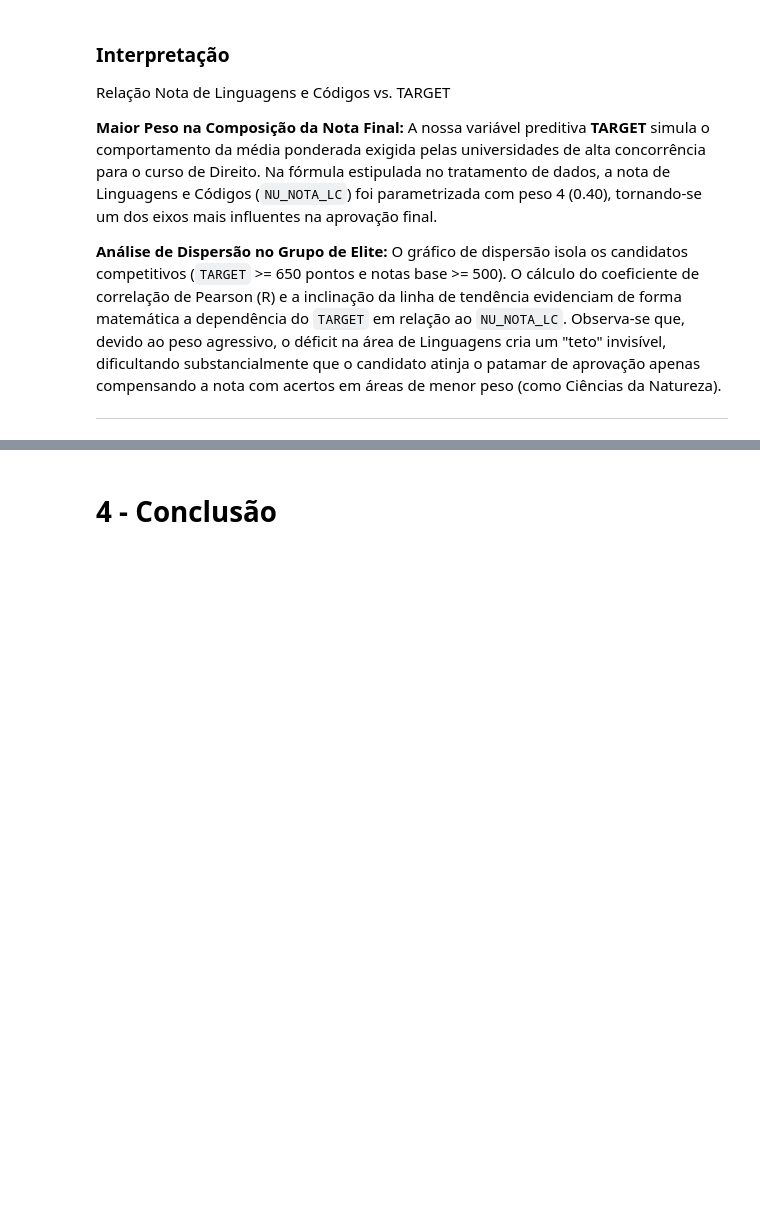
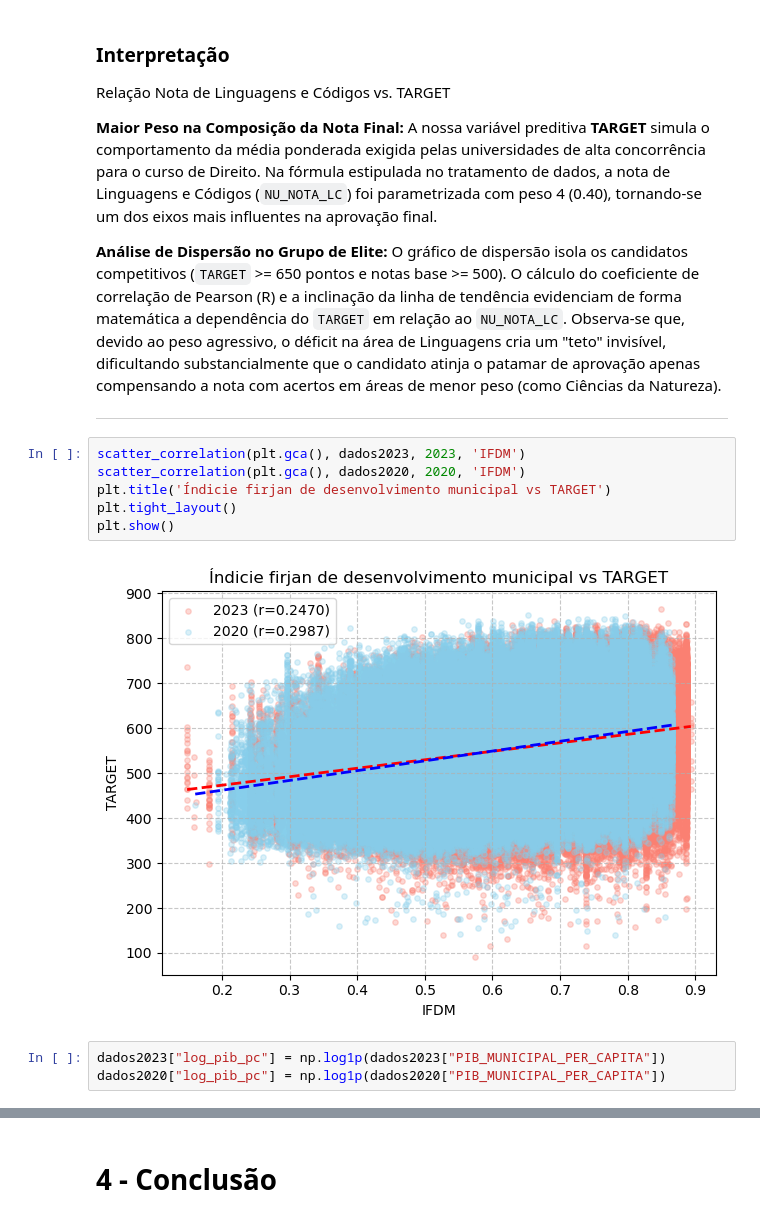
Before and after one commit to AllineOliveira/Projeto-2-Cdados, a Jupyter notebook: Projeto 2 - Grupo 6 2.ipynb, the cells around one changed output, grey strips where cells are left out. Cells and saved outputs as stored; diff of their text form; blank space fills up the shorter version.

```diff
--- a/Projeto 2 - Grupo 6 2.ipynb
+++ b/Projeto 2 - Grupo 6 2.ipynb
@@ -2563,3 +2558,14 @@ A nossa variável preditiva **TARGET** simula o comportamento da média ponderad
 O gráfico de dispersão isola os candidatos competitivos (`TARGET` >= 650 pontos e notas base >= 500). O cálculo do coeficiente de correlação de Pearson (R) e a inclinação da linha de tendência evidenciam de forma matemática a dependência do `TARGET` em relação ao `NU_NOTA_LC`. Observa-se que, devido ao peso agressivo, o déficit na área de Linguagens cria um "teto" invisível, dificultando substancialmente que o candidato atinja o patamar de aprovação apenas compensando a nota com acertos em áreas de menor peso (como Ciências da Natureza).
 
 ___
+# %%
+scatter_correlation(plt.gca(), dados2023, 2023, 'IFDM')
+scatter_correlation(plt.gca(), dados2020, 2020, 'IFDM')
+plt.title('Índicie firjan de desenvolvimento municipal vs TARGET')
+plt.tight_layout()
+plt.show()
+# %% [output]
+[figure, added]
+# %%
+dados2023["log_pib_pc"] = np.log1p(dados2023["PIB_MUNICIPAL_PER_CAPITA"])
+dados2020["log_pib_pc"] = np.log1p(dados2020["PIB_MUNICIPAL_PER_CAPITA"])
```
Also changed, not shown: parts of 4 cells of this notebook.
